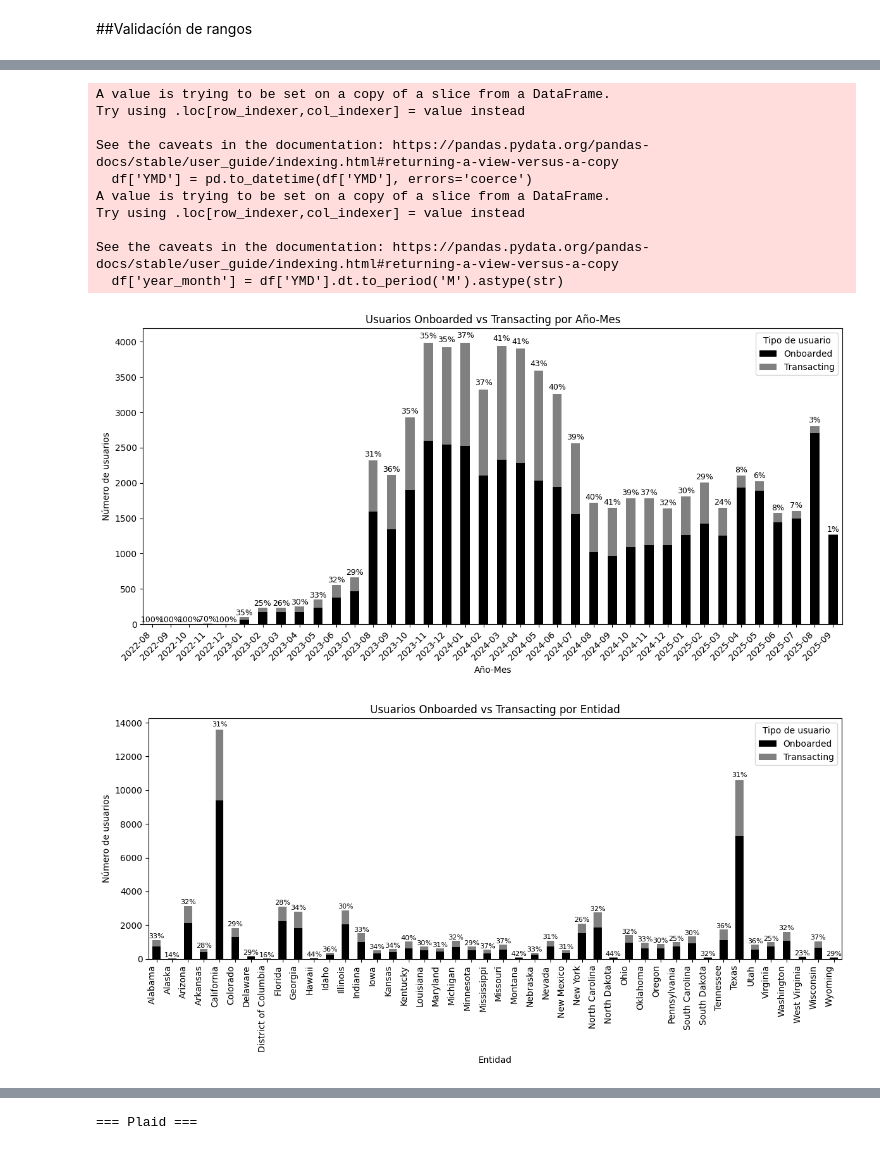
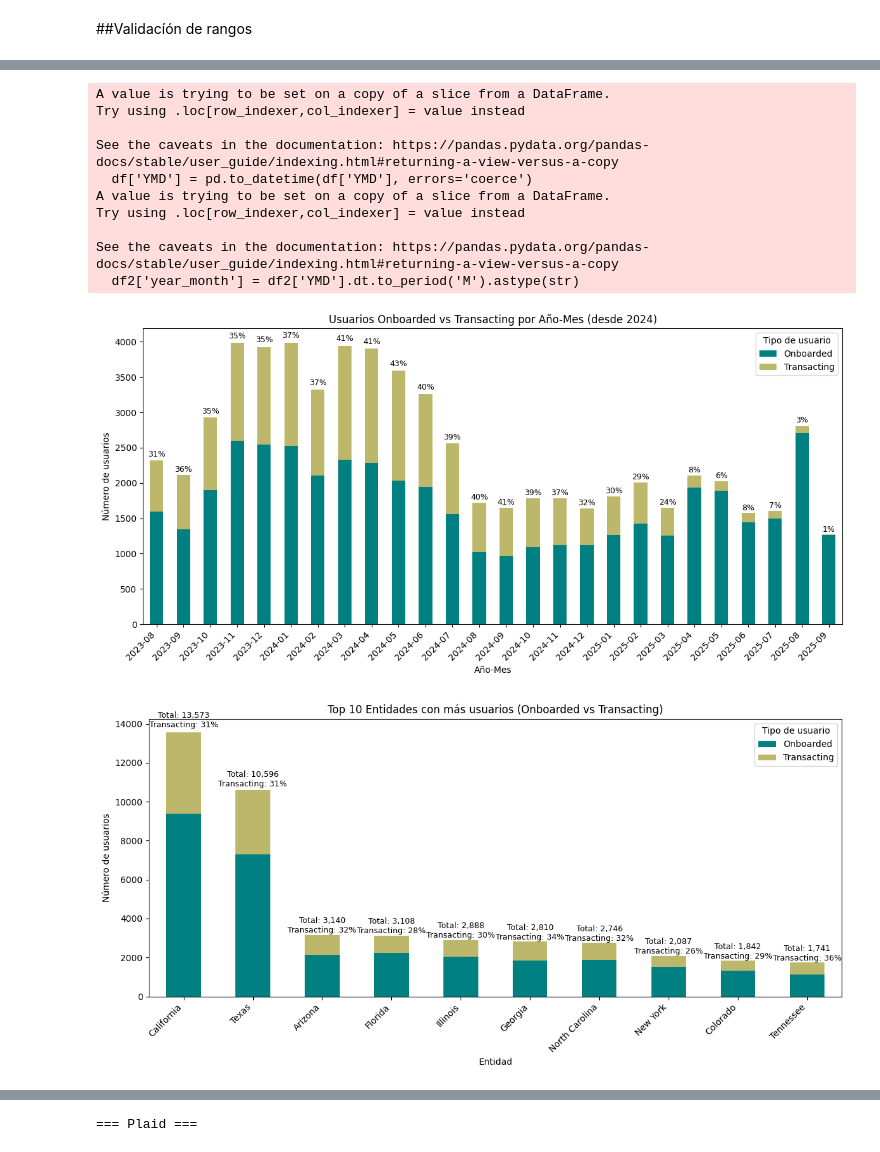
Before and after one commit to christiangarza1505813/ClassModel, a Jupyter notebook: Model/model.ipynb, the cells around one changed output, grey strips where cells are left out. Saved outputs shown, nothing was run; the diff lists cells and outputs as text; code cells hidden in the pictures.

```diff
--- a/Model/model.ipynb
+++ b/Model/model.ipynb
@@ -27,6 +27,23 @@ CSV_URL = "https://raw.githubusercontent.com/christiangarza1505813/Tesina/main/D
 df = pd.read_csv(
     CSV_URL,
 )
+# %%
+CSV_Demo = "https://raw.githubusercontent.com/christiangarza1505813/Tesina/main/Datos/Demo.csv"  # <-- reemplaza
+
+df_demo = pd.read_csv(
+    CSV_Demo,
+)
+# %%
+
+df = df.merge(
+    df_demo[['Postal_Code', 'Hispanic Percent Population']]  # solo las columnas necesarias
+        .rename(columns={'Hispanic Percent Population': 'Hispanic_percent'}),  # renombrar
+    how='left',               # left join para no perder registros de df
+    left_on='postal_code',    # columna en df
+    right_on='Postal_Code'    # columna en df_demo
+)
+
+df = df.drop(columns=['Postal_Code'])
 # %%
 df['YMD'] = pd.to_datetime(df['YMD'])
 df_sorted = df.sort_values(by=['AccountUuid', 'YMD'])
@@ -207,14 +227,15 @@ plt.show()
 # %%
-
-
 # --- 1) Asegura que la columna YMD sea datetime
 df['YMD'] = pd.to_datetime(df['YMD'], errors='coerce')
 
+# --- 1b) Filtrar solo fechas desde enero 2024
+df2 = df[df['YMD'] >= "2023-08-01"]
+
 # --- 2) Crea columna Año-Mes (YYYY-MM)
-df['year_month'] = df['YMD'].dt.to_period('M').astype(str)
+df2['year_month'] = df2['YMD'].dt.to_period('M').astype(str)
 
 # --- 3) Agrupa por mes y Transacting
-counts = (df.groupby(['year_month','Transacting'])
+counts = (df2.groupby(['year_month','Transacting'])
             .size()
             .reset_index(name='n_usuarios'))
 
@@ -228,43 +249,40 @@ pivot['% Transacting'] = (pivot['Transacting'] / (pivot['Onboarded'] + pivot['Tr
 # --- 6) Gráfico de barras apiladas
 ax = pivot[['Onboarded','Transacting']].plot(
     kind='bar', stacked=True, figsize=(12,6),
-    color=['black','grey']
+    color=['teal','darkkhaki']
 )
 
 # --- 7) Agregar etiquetas de % (redondeado a 0 decimales)
 for idx, (onb, tra, pct) in enumerate(zip(pivot['Onboarded'], pivot['Transacting'], pivot['% Transacting'])):
     total = onb + tra
     if total > 0:
         ax.text(
             idx, total + total*0.01,
             f"{pct:.0f}%",          # ← redondeado a enteros
             ha='center', va='bottom',
             fontsize=9, color='black'
         )
-
 # --- 8) Detalles del gráfico
-plt.title("Usuarios Onboarded vs Transacting por Año-Mes")
+plt.title("Usuarios Onboarded vs Transacting por Año-Mes (desde 2024)")
 plt.xlabel("Año-Mes")
 plt.ylabel("Número de usuarios")
 plt.xticks(rotation=45, ha='right')
 plt.legend(title="Tipo de usuario")
 plt.tight_layout()
 plt.show()
 # %% [output]
 A value is trying to be set on a copy of a slice from a DataFrame.
 Try using .loc[row_indexer,col_indexer] = value instead
 
 See the caveats in the documentation: https://pandas.pydata.org/pandas-docs/stable/user_guide/indexing.html#returning-a-view-versus-a-copy
   df['YMD'] = pd.to_datetime(df['YMD'], errors='coerce')
 A value is trying to be set on a copy of a slice from a DataFrame.
 Try using .loc[row_indexer,col_indexer] = value instead
 
 See the caveats in the documentation: https://pandas.pydata.org/pandas-docs/stable/user_guide/indexing.html#returning-a-view-versus-a-copy
-  df['year_month'] = df['YMD'].dt.to_period('M').astype(str)
+  df2['year_month'] = df2['YMD'].dt.to_period('M').astype(str)
-[figure, old version]
+[figure, new version]
 # %%
-
-
 # --- 3) Agrupa por estado y Transacting
 counts = (df.groupby(['state_name','Transacting'])
             .size()
@@ -277,30 +295,35 @@ pivot.columns = ['Onboarded','Transacting']
 # --- 5) Calcula % transacting por estado
 pivot['% Transacting'] = (pivot['Transacting'] / (pivot['Onboarded'] + pivot['Transacting'])) * 100
 
+# --- 5b) Ordena por total y selecciona top 10
+pivot['Total'] = pivot['Onboarded'] + pivot['Transacting']
+pivot = pivot.sort_values('Total', ascending=False).head(10)
+
 # --- 6) Gráfico de barras apiladas
 ax = pivot[['Onboarded','Transacting']].plot(
     kind='bar', stacked=True, figsize=(12,6),
-    color=['black','grey']
+    color=['teal','darkkhaki']
 )
 
-# --- 7) Agregar etiquetas de % arriba de cada barra
+# --- 7) Agregar etiquetas detalladas
 for idx, (onb, tra, pct) in enumerate(zip(pivot['Onboarded'], pivot['Transacting'], pivot['% Transacting'])):
     total = onb + tra
     if total > 0:
         ax.text(
-            idx, total + total*0.01,    # posición arriba de la barra
-            f"{pct:.0f}%",              # ← redondeado a 0 decimales
+            idx, total + total*0.01,
+            f"Total: {total:,.0f}\nTransacting: {pct:.0f}%",  # formato con comas
             ha='center', va='bottom',
-            fontsize=8, color='black'
+            fontsize=9,   # ajusta aquí el tamaño de letra
+            color='black'
         )
 
 # --- 8) Detalles del gráfico
-plt.title("Usuarios Onboarded vs Transacting por Entidad")
+plt.title("Top 10 Entidades con más usuarios (Onboarded vs Transacting)")
 plt.xlabel("Entidad")
 plt.ylabel("Número de usuarios")
-plt.xticks(rotation=90, ha='right')
+plt.xticks(rotation=45, ha='right')
 plt.legend(title="Tipo de usuario")
 plt.tight_layout()
 plt.show()
 # %% [output]
-[figure, old version]
+[figure, new version]
```
Also changed, not shown: parts of 7 cells of this notebook.
